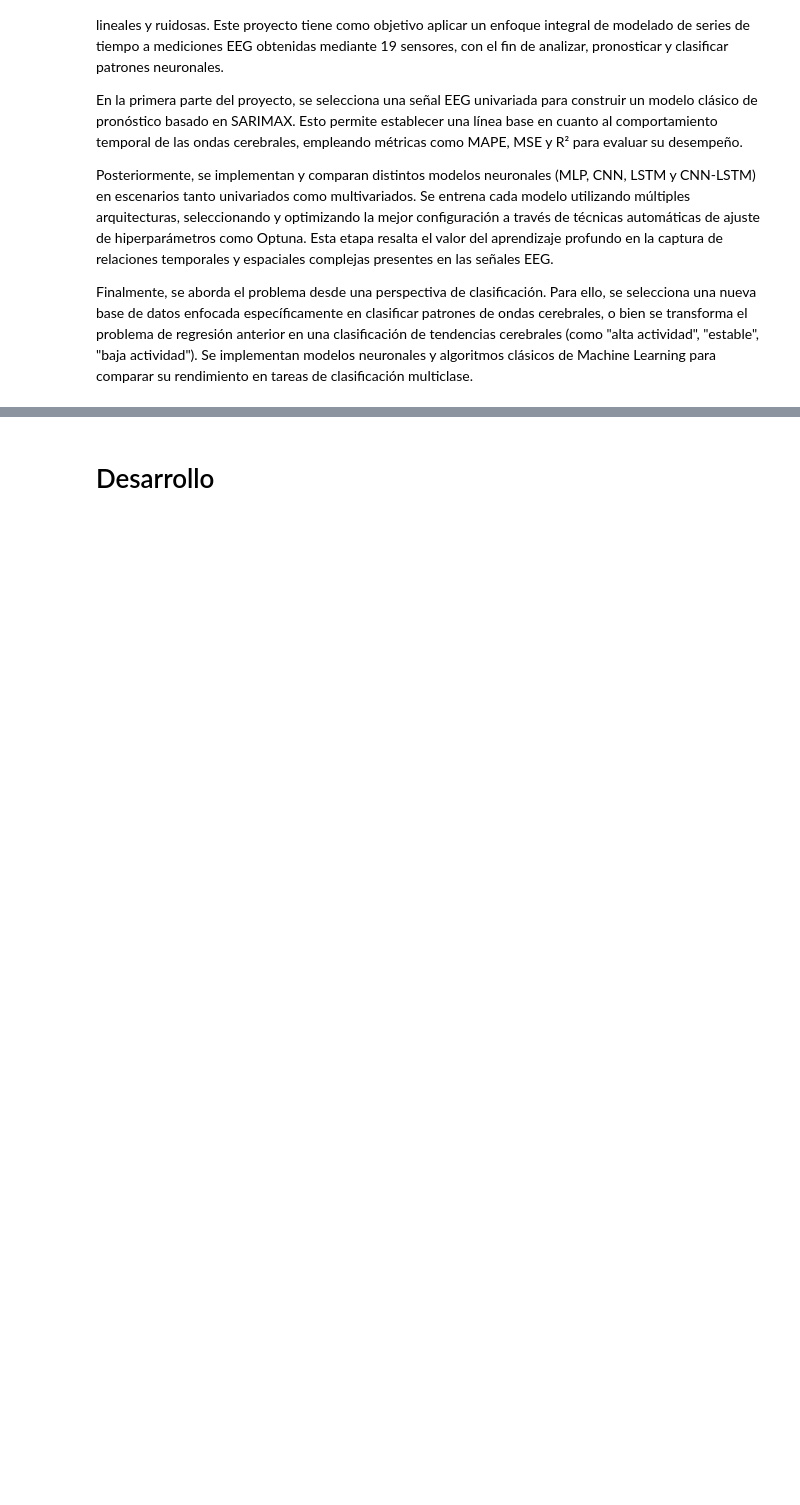
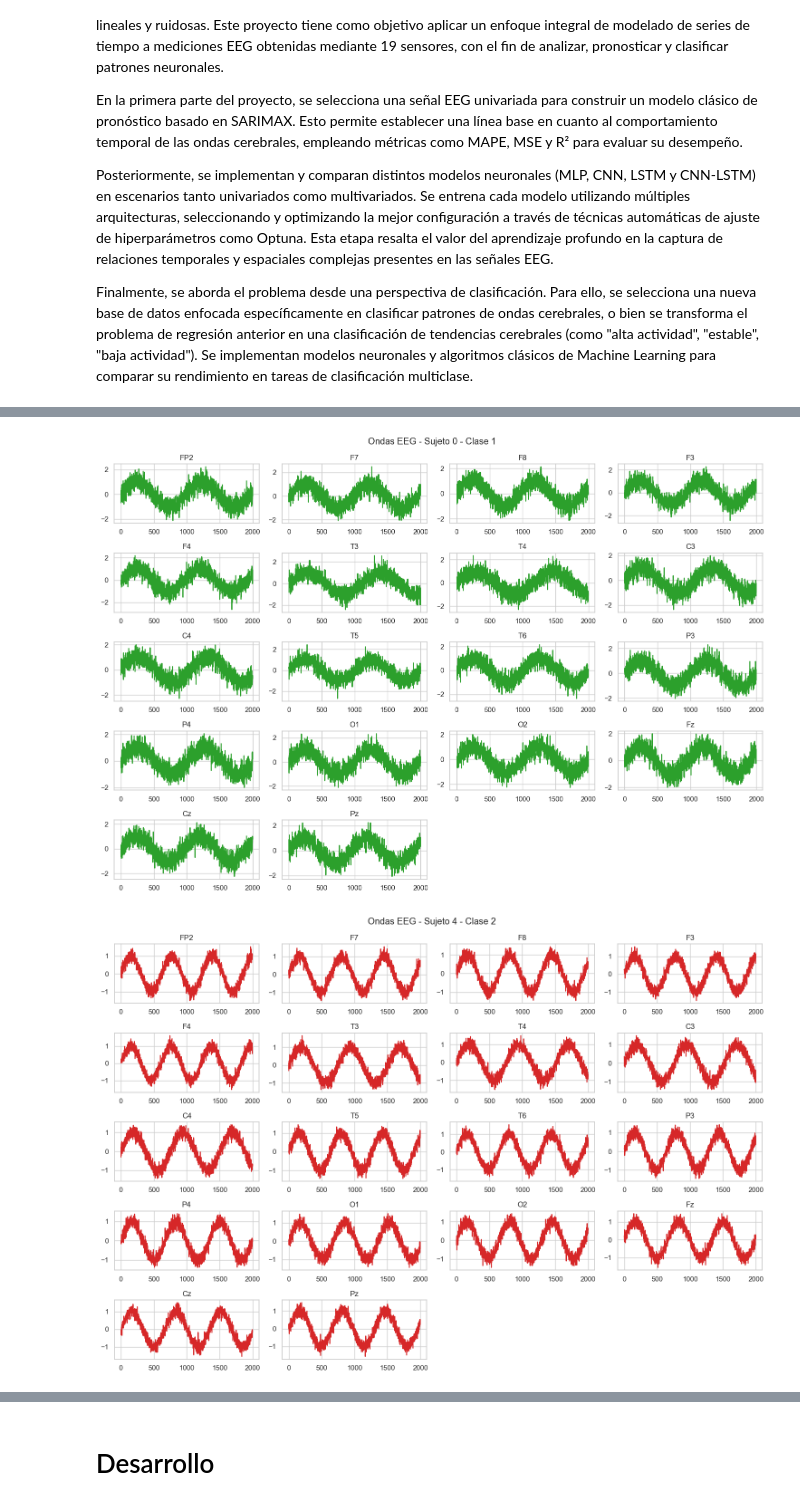
Before and after one commit to Marcelaqprz/mnl_proyecto, a Jupyter notebook: ProyectoFinalMnl.ipynb, the cells around one changed output, grey strips where cells are left out. Cells and saved outputs as stored; diff of their text form; code cells hidden in the pictures; blank space fills up the shorter version.

```diff
--- a/ProyectoFinalMnl.ipynb
+++ b/ProyectoFinalMnl.ipynb
@@ -95,0 +140,33 @@ Name: count, dtype: int64
+# %%
+# Columnas de sensores (sin 'subject_id' ni 'label')
+sensor_cols = df.columns[2:]
+
+# Colores por clase
+class_colors = {
+    0: 'tab:blue',
+    1: 'tab:green',
+    2: 'tab:red'
+}
+
+# Obtener un ejemplo por cada clase
+unique_labels = df['label'].unique()
+examples = [df[df['label'] == lbl].iloc[0] for lbl in unique_labels]
+
+# Función para graficar los 19 sensores de un sujeto con color
+def plot_subject_eeg(subject_row, subject_id, label):
+    color = class_colors.get(label, 'black')  # color por clase
+    plt.figure(figsize=(15, 10))
+    for i, sensor in enumerate(sensor_cols):
+        plt.subplot(5, 4, i+1)
+        plt.plot(subject_row[sensor], color=color)
+        plt.title(sensor)
+        plt.tight_layout()
+    plt.suptitle(f'Ondas EEG - Sujeto {subject_id} - Clase {label}', y=1.02)
+    plt.show()
+
+# Graficar una muestra por clase
+for row in examples:
+    plot_subject_eeg(row, row.name, row['label'])
+# %% [output]
+[figure, added]
+[figure, added]
```
Also changed, not shown: parts of 68 cells of this notebook, 4 other files.
